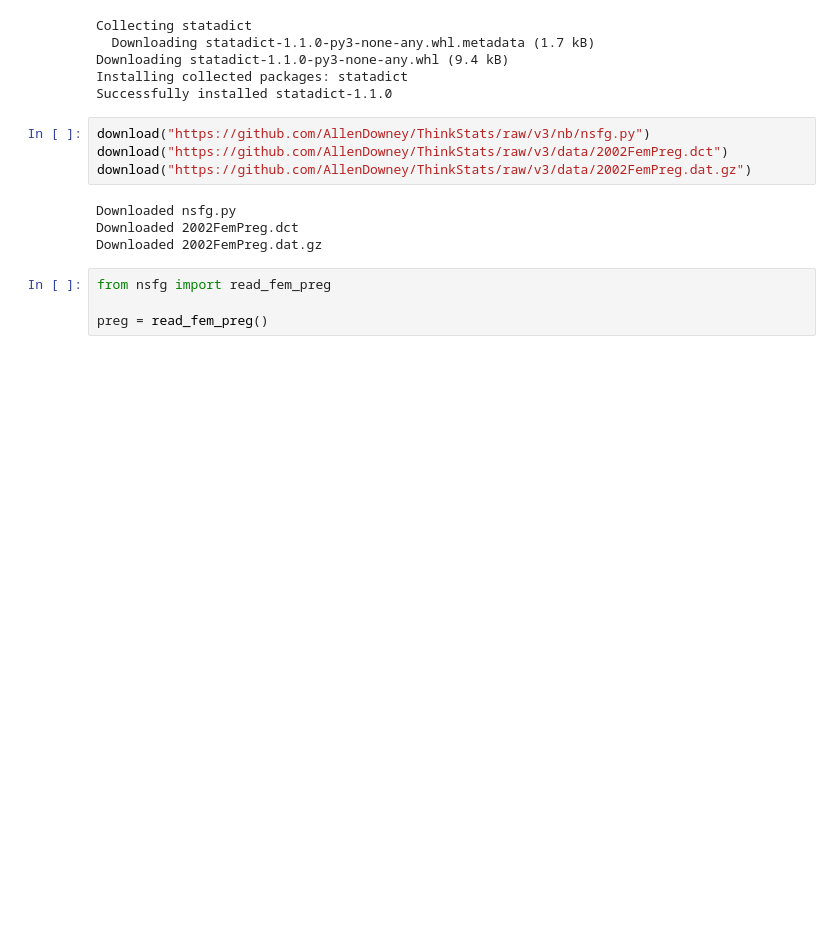
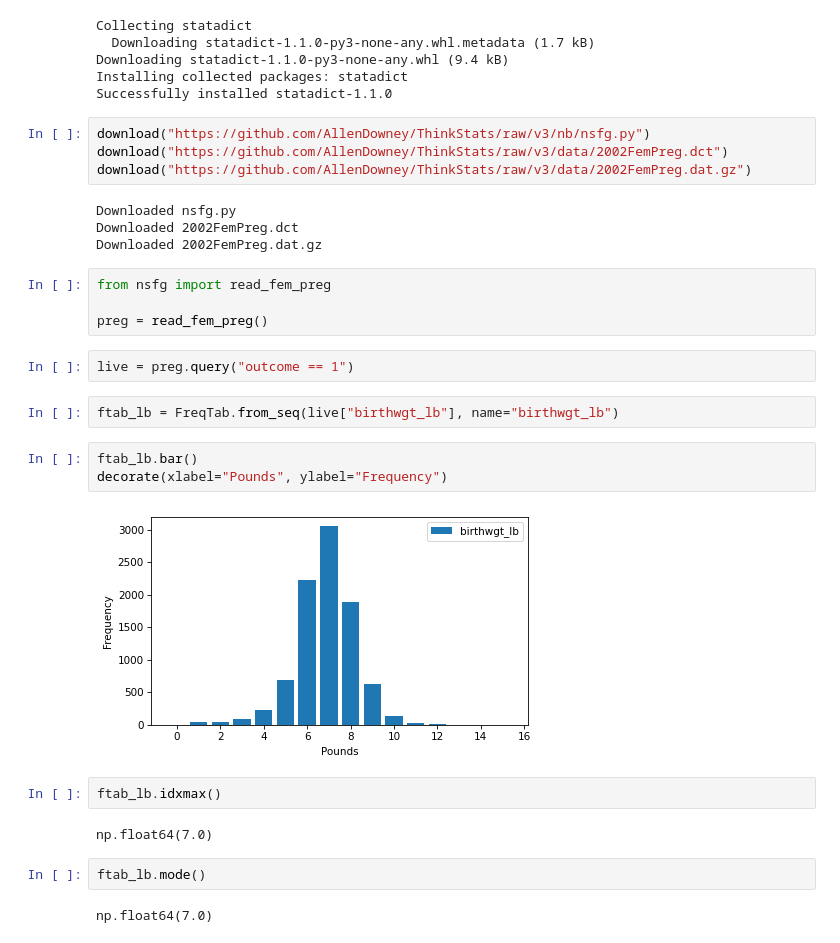
Before and after one commit to abhinavvgusainn/ThinkStats, a Jupyter notebook: Chapter-02.ipynb, the cells around one changed output. Cells and saved outputs as stored; diff of their text form; blank space fills up the shorter version.

```diff
--- a/Chapter-02.ipynb
+++ b/Chapter-02.ipynb
@@ -116,3 +116,20 @@ Downloaded 2002FemPreg.dat.gz
 from nsfg import read_fem_preg
 
 preg = read_fem_preg()
+# %%
+live = preg.query("outcome == 1")
+# %%
+ftab_lb = FreqTab.from_seq(live["birthwgt_lb"], name="birthwgt_lb")
+# %%
+ftab_lb.bar()
+decorate(xlabel="Pounds", ylabel="Frequency")
+# %% [output]
+[figure, added]
+# %%
+ftab_lb.idxmax()
+# %% [output]
+np.float64(7.0)
+# %%
+ftab_lb.mode()
+# %% [output]
+np.float64(7.0)
```
Also changed, not shown: parts of 28 cells of this notebook.
